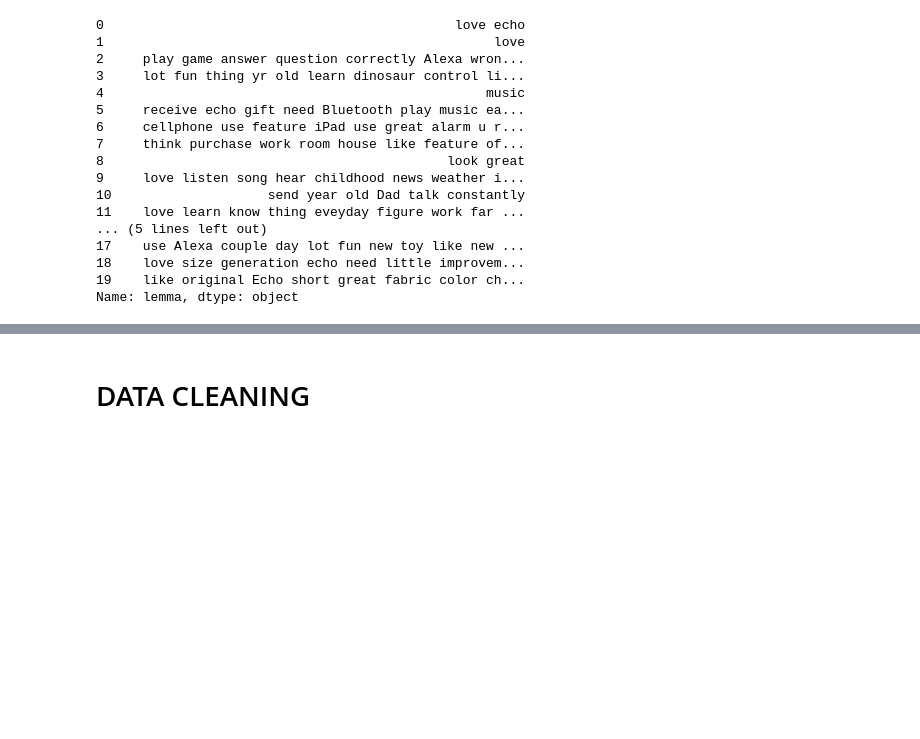
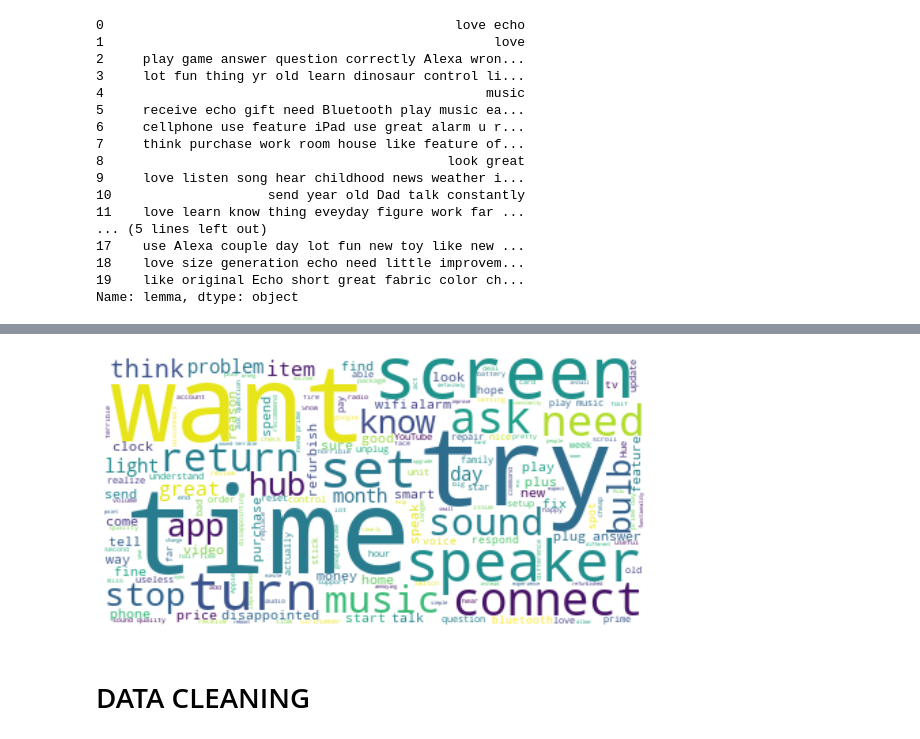
Before and after one commit to ieliasbar/Reviews_classification, a Jupyter notebook: Alexa_reviews_classification.ipynb, the cells around one changed output, grey strips where cells are left out. Cells and saved outputs as stored; diff of their text form; code cells hidden in the pictures; blank space fills up the shorter version.

```diff
--- a/Alexa_reviews_classification.ipynb
+++ b/Alexa_reviews_classification.ipynb
@@ -331,3 +346,12 @@ df2 = df_alexa.copy()
+# %%
+from wordcloud import WordCloud
+cloud_text = WordCloud(background_color='white', stopwords=stopwords).generate(word_cloud_negative)
+plt.figure(figsize = (10,5))
+plt.imshow(cloud_text, interpolation='bilinear')
+plt.axis('off')
+plt.show()
+# %% [output]
+[figure, added]
 # %% [markdown]
 # DATA CLEANING
 # %%
```
Also changed, not shown: parts of 15 cells of this notebook.
